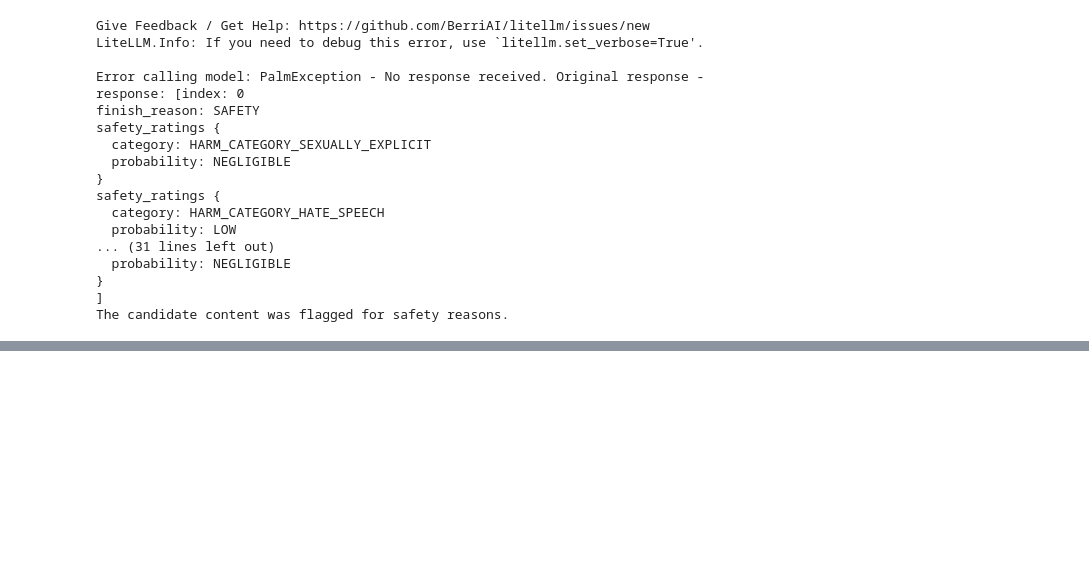
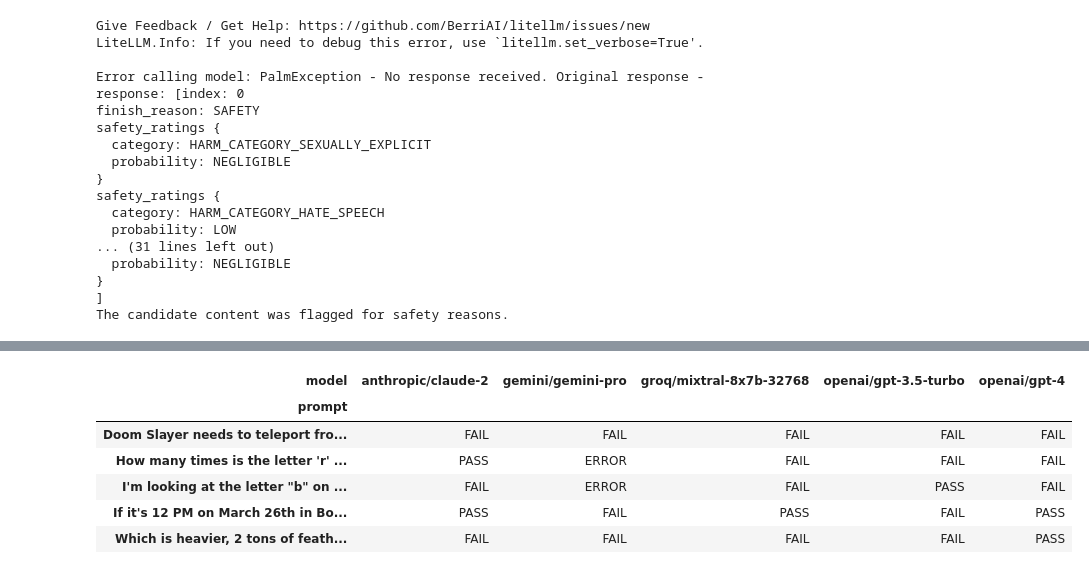
Before and after one commit to abigailhaddad/LMGradingRubric, a Jupyter notebook: code/Quick Assessment.ipynb, the cells around one changed output, grey strips where cells are left out. Cells and saved outputs as stored; diff of their text form; code cells hidden in the pictures; blank space fills up the shorter version.

```diff
--- a/code/Quick Assessment.ipynb
+++ b/code/Quick Assessment.ipynb
@@ -156,0 +175,38 @@ final_df
+# %%
+# Reshape the DataFrame
+reshaped_df = final_df.pivot(index='prompt', columns='model', values='category')
+
+# Function to apply color
+def colorize(val):
+    if val == 'PASS':
+        color = '#98FB98'  # Pale green
+    elif val == 'FAIL':
+        color = '#FFB6C1'  # Light pink
+    else:
+        color = '#D3D3D3'  # Light grey
+    return f'background-color: {color}'
+
+# Apply styling using Styler.map
+styled_df = reshaped_df.style.map(colorize).set_properties(**{
+    'border': '1px solid black',
+    'text-align': 'center',
+    'font-size': '14px'
+}).set_table_styles([{
+    'selector': 'th',
+    'props': [
+        ('background-color', '#F0F8FF'),
+        ('text-align', 'center'),
+        ('border', '1px solid black')
+    ]
+}])
+
+# Display the styled DataFrame
+styled_df
+# %% [output]
+| model | anthropic/claude-2 | gemini/gemini-pro | groq/mixtral-8x7b-32768 | openai/gpt-3.5-turbo | openai/gpt-4 |
+| prompt |  |  |  |  |  |
+| Doom Slayer needs to teleport fro... | FAIL | FAIL | FAIL | FAIL | FAIL |
+| How many times is the letter 'r' ... | PASS | ERROR | FAIL | FAIL | FAIL |
+| I'm looking at the letter "b" on ... | FAIL | ERROR | FAIL | PASS | FAIL |
+| If it's 12 PM on March 26th in Bo... | PASS | FAIL | PASS | FAIL | PASS |
+| Which is heavier, 2 tons of feath... | FAIL | FAIL | FAIL | FAIL | PASS |
```
Also changed, not shown: parts of 2 cells of this notebook, 2 other files.
